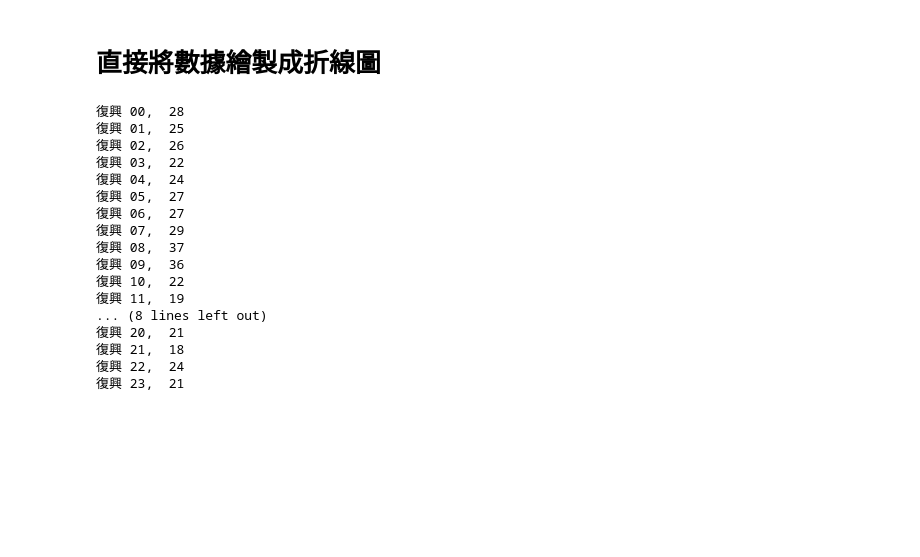
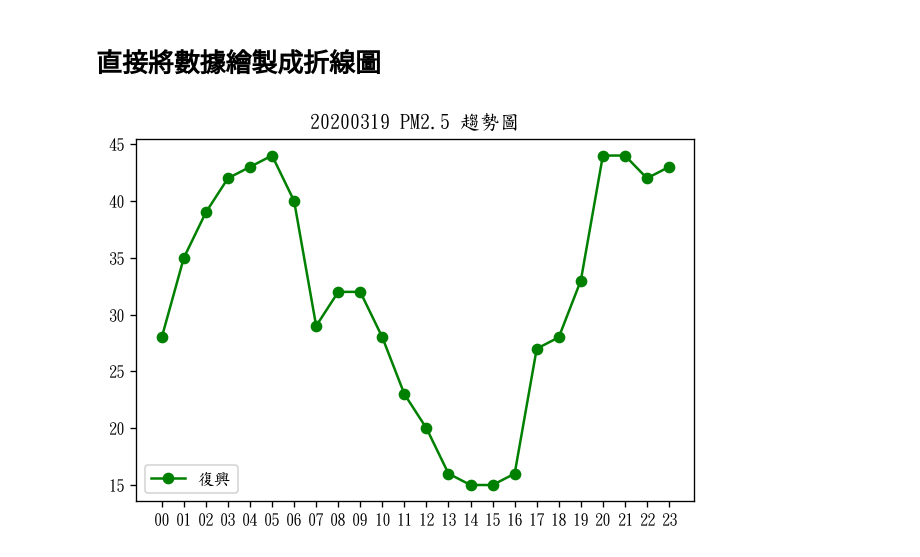
Before and after one commit to jiangsir/PythonBasic, a Jupyter notebook: 實作--定時將PM25資料抓回來以便進行長時間分析.ipynb, the cells around one changed output. Cells and saved outputs as stored; diff of their text form; code cells hidden in the pictures; blank space fills up the shorter version.

```diff
--- a/實作--定時將PM25資料抓回來以便進行長時間分析.ipynb
+++ b/實作--定時將PM25資料抓回來以便進行長時間分析.ipynb
@@ -297,49 +311,35 @@ df
 # %%
 import requests, time, json, sys, os
 from datetime import datetime, timedelta
 import matplotlib.pyplot as plt
 #%matplotlib inline
 
-start = datetime(2020, 3, 17, 0, 0)
+start = datetime(2020, 3, 18, 0, 0)
 
 axis_x = []
-axis_y = []
+axis_y1 = []
+axis_y2 = []
 for i in range(24):
     ftime = start.strftime("%Y%m%d%H%M")
     filename = os.path.join(os.getcwd(), "datas", "pm25", f"pm25_{ftime}.json")
     try:
         with open(filename, 'r', encoding="UTF-8") as f:
             datas = json.loads(f.read())
             axis_x.append(start.strftime("%H"))
-            axis_y.append(int(datas[7]['PM25']))
-            print(datas[7]['Site'], start.strftime("%H")+", ", datas[7]['PM25'])
+            axis_y1.append(int(datas[7]['PM25']))
+            axis_y2.append(int(datas[0]['PM25']))
+            #print(datas[7]['Site'], start.strftime("%H")+", ", datas[7]['PM25'])
     except:
         print(filename, sys.exc_info())
         axis_y.append(-1)
 
     start = start + timedelta(hours=1)
 
-plt.figure(figsize=(15,10),dpi=100,linewidth = 2)
-try:
-    plt.plot(axis_x,axis_y,'o-',color = 'g', label="PM25")
-except:
-    print(sys.exc_info()[0])
-    pass
+plt.rcParams['font.family']='DFKai-SB' #顯示中文 for Windows10
+plt.figure(dpi=120,linewidth = 2)
+plt.plot(axis_x,axis_y1,'o-',color = 'g', label=datas[7]['Site'])
+plt.legend()
+plt.title(start.strftime("%Y%m%d")+" PM2.5 趨勢圖")
+plt.show()
 # %% [output]
-復興 00,  28
-復興 01,  25
-復興 02,  26
-復興 03,  22
-復興 04,  24
-復興 05,  27
-復興 06,  27
-復興 07,  29
-復興 08,  37
-復興 09,  36
-復興 10,  22
-復興 11,  19
-... (8 lines left out)
-復興 20,  21
-復興 21,  18
-復興 22,  24
-復興 23,  21
+[figure, added]
```
Also changed, not shown: parts of 3 cells of this notebook.
